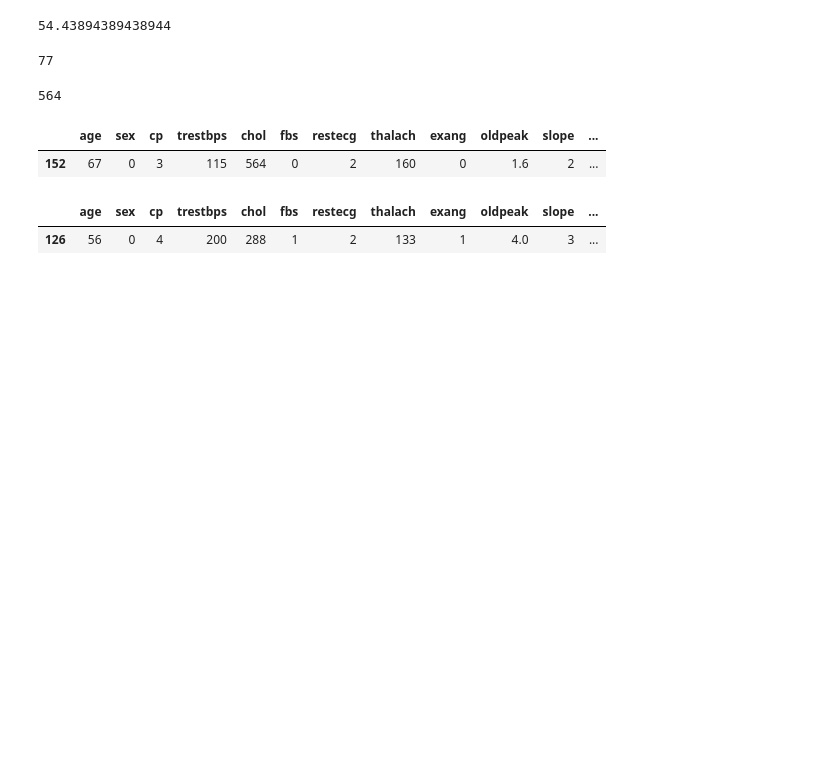
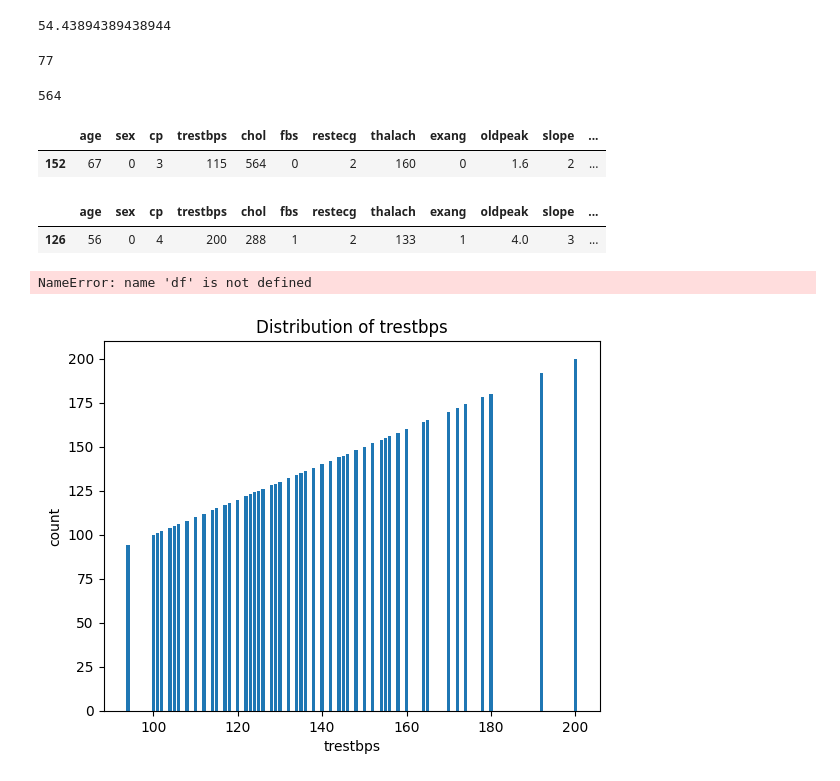
Before and after one commit to awaiskhan005/DATA-SCIENCE-AND-AI-, a Jupyter notebook: HEART_ATTACK_DATASET.ipynb, the cells around one changed output. Drawn from its saved outputs; the diff is of its cells as text; code cells hidden in the pictures; blank space fills up the shorter version.

```diff
--- a/HEART_ATTACK_DATASET.ipynb
+++ b/HEART_ATTACK_DATASET.ipynb
@@ -254,3 +263,17 @@ X[X['trestbps'] == max_bps]
 # %% [output]
 |  | age | sex | cp | trestbps | chol | fbs | restecg | thalach | exang | oldpeak | slope | ... |
 | 126 | 56 | 0 | 4 | 200 | 288 | 1 | 2 | 133 | 1 | 4.0 | 3 | ... |
+# %%
+sns.barplot(df, x="trestbps" , palette="Set2")
+# %% [output]
+NameError: name 'df' is not defined
+# %%
+
+
+plt.bar(X['trestbps'], height=X['trestbps'])
+plt.xlabel('trestbps')
+plt.ylabel('count')
+plt.title('Distribution of trestbps')
+plt.show()
+# %% [output]
+[figure, added]
```
Also changed, not shown: parts of 18 cells of this notebook.
